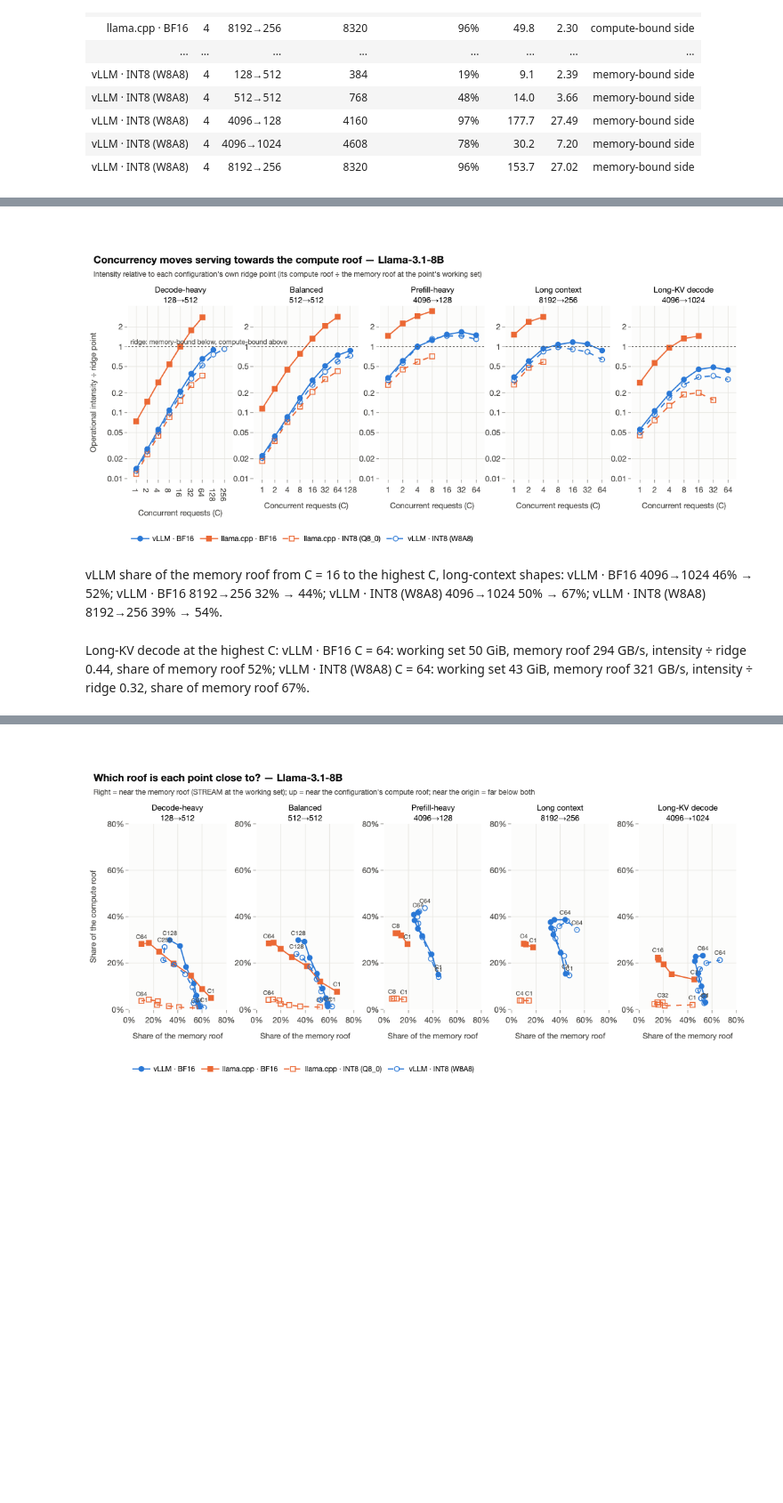
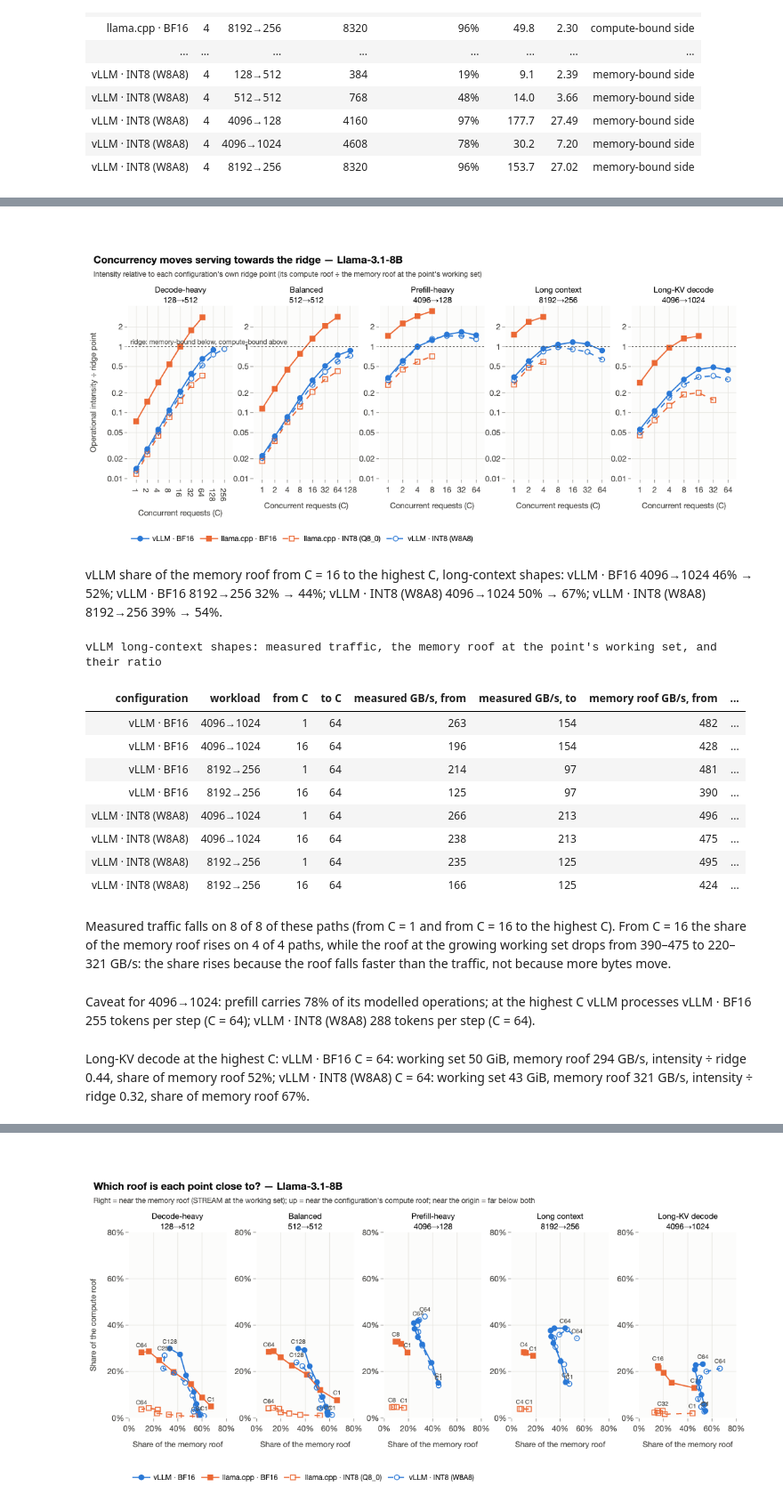
Before and after one commit to struggling-student/llm-backend-analysis, a Jupyter notebook: notebooks/backend_selection/10_roofline.ipynb, the cells around one changed output, grey strips where cells are left out. Shown at 89% size. Drawn from its saved outputs; the diff is of its cells as text; code cells hidden in the pictures; blank space fills up the shorter version.

```diff
--- a/notebooks/backend_selection/10_roofline.ipynb
+++ b/notebooks/backend_selection/10_roofline.ipynb
@@ -392,29 +401,67 @@ towards a higher roof (AMX).
 # %%
 fig = plots.concurrency_lines(pts, plots.Panel("ridge_ratio", "Operational intensity ÷ ridge point", "×", log_y=True,
                                                error=None, share_y=True, fmt=".2f",
                                                reference=(1, "ridge: memory-bound below, compute-bound above")),
-                              title=f"Concurrency moves serving towards the compute roof — {registry.model_label(MODEL)}",
+                              title=f"Concurrency moves serving towards the ridge — {registry.model_label(MODEL)}",
                               subtitle="Intensity relative to each configuration's own ridge point (its compute roof ÷ the "
                                        "memory roof at the point's working set)")
 fig.show()
 export_figure(fig, "ridge_ratio_vs_concurrency", source=NOTEBOOK,
               caption="Operational intensity divided by each configuration's ridge point vs concurrency (8B); above 1 = compute-bound side.")
 kv = pts[(pts["workload"] == "kvdecode") & (pts["backend"] == "vllm")]
 kvlast = kv.loc[kv.groupby("configuration_id")["concurrency"].idxmax()].set_index("configuration_id")
 late = pts[(pts["backend"] == "vllm") & pts["workload"].isin(["longctx", "kvdecode"]) & (pts["concurrency"] >= 16)]
 share = late.pivot_table(index=["configuration_id", "workload"], columns="concurrency", values="bw_utilization")
 show("vLLM share of the memory roof from C = 16 to the highest C, long-context shapes: " + "; ".join(
     f"{registry.configuration_label(c)} {registry.workload_label(w, short=True)} "
     f"{pct(r.dropna().iloc[0], signed=False)} → {pct(r.dropna().iloc[-1], signed=False)}" for (c, w), r in share.iterrows()) + ".")
+move = []
+for (cid, wl), g in pts[(pts["backend"] == "vllm") & pts["workload"].isin(["longctx", "kvdecode"])].groupby(["configuration_id", "workload"]):
+    g = g.sort_values("concurrency").set_index("concurrency")
+    for c0 in (1, 16):
+        move.append({"configuration": registry.configuration_label(cid), "workload": registry.workload_label(wl, short=True),
+                     "from C": c0, "to C": g.index[-1], "traffic from": g.loc[c0, "mem_total_gbs_mean"],
+                     "traffic to": g["mem_total_gbs_mean"].iloc[-1], "roof from": g.loc[c0, "memory_roof_gbs"],
+                     "roof to": g["memory_roof_gbs"].iloc[-1], "share from": g.loc[c0, "bw_utilization"],
+                     "share to": g["bw_utilization"].iloc[-1]})
+move = pd.DataFrame(move)
+display(table(move.rename(columns={"traffic from": "measured GB/s, from", "traffic to": "measured GB/s, to",
+                                   "roof from": "memory roof GB/s, from", "roof to": "memory roof GB/s, to",
+                                   "share from": "share of roof, from", "share to": "share of roof, to"}),
+              {"measured GB/s, from": "{:.0f}", "measured GB/s, to": "{:.0f}", "memory roof GB/s, from": "{:.0f}",
+               "memory roof GB/s, to": "{:.0f}", "share of roof, from": "{:.0%}", "share of roof, to": "{:.0%}"},
+              caption="vLLM long-context shapes: measured traffic, the memory roof at the point's working set, and their ratio"))
+m16 = move[move["from C"] == 16]
+falls = move["traffic to"] < move["traffic from"]
+show(f"Measured traffic falls on {int(falls.sum())} of {len(move)} of these paths (from C = 1 and from C = 16 to the highest C). "
+     f"From C = 16 the share of the memory roof rises on {int((m16['share to'] > m16['share from']).sum())} of {len(m16)} paths, "
+     f"while the roof at the growing working set drops from {rng(m16['roof from'])} to {rng(m16['roof to'])} GB/s: "
+     "the share rises because the roof falls faster than the traffic, not because more bytes move.")
+mix = roofline.phase_mix(pts)
+show("Caveat for 4096→1024: prefill carries " + rng(mix["prefill_op_share"], lambda v: pct(v, 0, False)) + " of its modelled operations; "
+     "at the highest C vLLM processes " + "; ".join(f"{registry.configuration_label(c)} {num(mix.loc[c, 'tokens_per_step_at_c_max'])} tokens "
+                                                    f"per step (C = {mix.loc[c, 'c_max']})" for c in mix.index if c.startswith("vllm")) + ".")
 show("Long-KV decode at the highest C: " + "; ".join(
     f"{registry.configuration_label(c)} C = {kvlast.loc[c, 'concurrency']}: working set "
     f"{num(kvlast.loc[c, 'working_set_gib_model'])} GiB, memory roof {num(kvlast.loc[c, 'memory_roof_gbs'])} GB/s, "
     f"intensity ÷ ridge {kvlast.loc[c, 'ridge_ratio']:.2f}, share of memory roof "
     f"{pct(kvlast.loc[c, 'bw_utilization'], signed=False)}" for c in kvlast.index) + ".")
 # %% [output]
-[figure, old version]
+[figure, new version]
 vLLM share of the memory roof from C = 16 to the highest C, long-context shapes: vLLM · BF16 4096→1024 46% → 52%; vLLM · BF16 8192→256 32% → 44%; vLLM · INT8 (W8A8) 4096→1024 50% → 67%; vLLM · INT8 (W8A8) 8192→256 39% → 54%.
+vLLM long-context shapes: measured traffic, the memory roof at the point's working set, and their ratio
+| configuration | workload | from C | to C | measured GB/s, from | measured GB/s, to | memory roof GB/s, from | ... |
+| vLLM · BF16 | 4096→1024 | 1 | 64 | 263 | 154 | 482 | ... |
+| vLLM · BF16 | 4096→1024 | 16 | 64 | 196 | 154 | 428 | ... |
+| vLLM · BF16 | 8192→256 | 1 | 64 | 214 | 97 | 481 | ... |
+| vLLM · BF16 | 8192→256 | 16 | 64 | 125 | 97 | 390 | ... |
+| vLLM · INT8 (W8A8) | 4096→1024 | 1 | 64 | 266 | 213 | 496 | ... |
+| vLLM · INT8 (W8A8) | 4096→1024 | 16 | 64 | 238 | 213 | 475 | ... |
+| vLLM · INT8 (W8A8) | 8192→256 | 1 | 64 | 235 | 125 | 495 | ... |
+| vLLM · INT8 (W8A8) | 8192→256 | 16 | 64 | 166 | 125 | 424 | ... |
-Long-KV decode at the highest C: vLLM · BF16 C = 64: working set 50 GiB, memory roof 294 GB/s, intensity ÷ ridge 0.44, share of memory roof 52%; vLLM · INT8 (W8A8) C = 64: working set 43 GiB, memory roof 321 GB/s, intensity ÷ ridge 0.32, share of memory roof 67%.
+Measured traffic falls on 8 of 8 of these paths (from C = 1 and from C = 16 to the highest C). From C = 16 the share of the memory roof rises on 4 of 4 paths, while the roof at the growing working set drops from 390–475 to 220–321 GB/s: the share rises because the roof falls faster than the traffic, not because more bytes move.
+Caveat for 4096→1024: prefill carries 78% of its modelled operations; at the highest C vLLM processes vLLM · BF16 255 tokens per step (C = 64); vLLM · INT8 (W8A8) 288 tokens per step (C = 64).
+Long-KV decode at the highest C: vLLM · BF16 C = 64: working set 50 GiB, memory roof 294 GB/s, intensity ÷ ridge 0.44, share of memory roof 52%; vLLM · INT8 (W8A8) C = 64: working set 43 GiB, memory roof 321 GB/s, intensity ÷ ridge 0.32, share of memory roof 67%.
 # %% [markdown]
 **Interpretation.** At low and moderate concurrency the ratio grows with C on every curve — concurrency pushes
 serving towards compute — at rates that differ by configuration and shape (llama.cpp BF16 sits highest only because its
```
Also changed, not shown: parts of 8 cells of this notebook, 10 other files.
